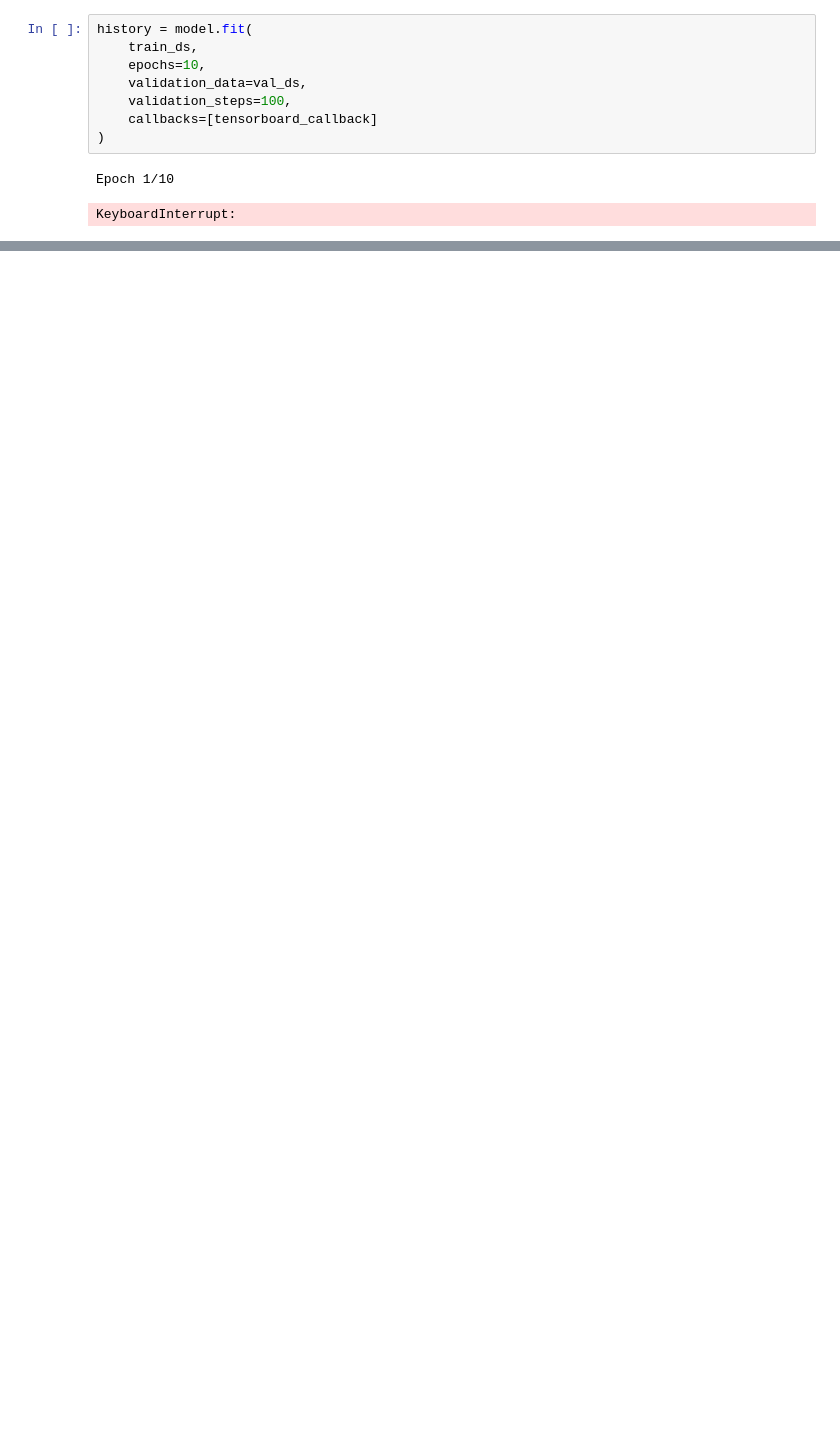
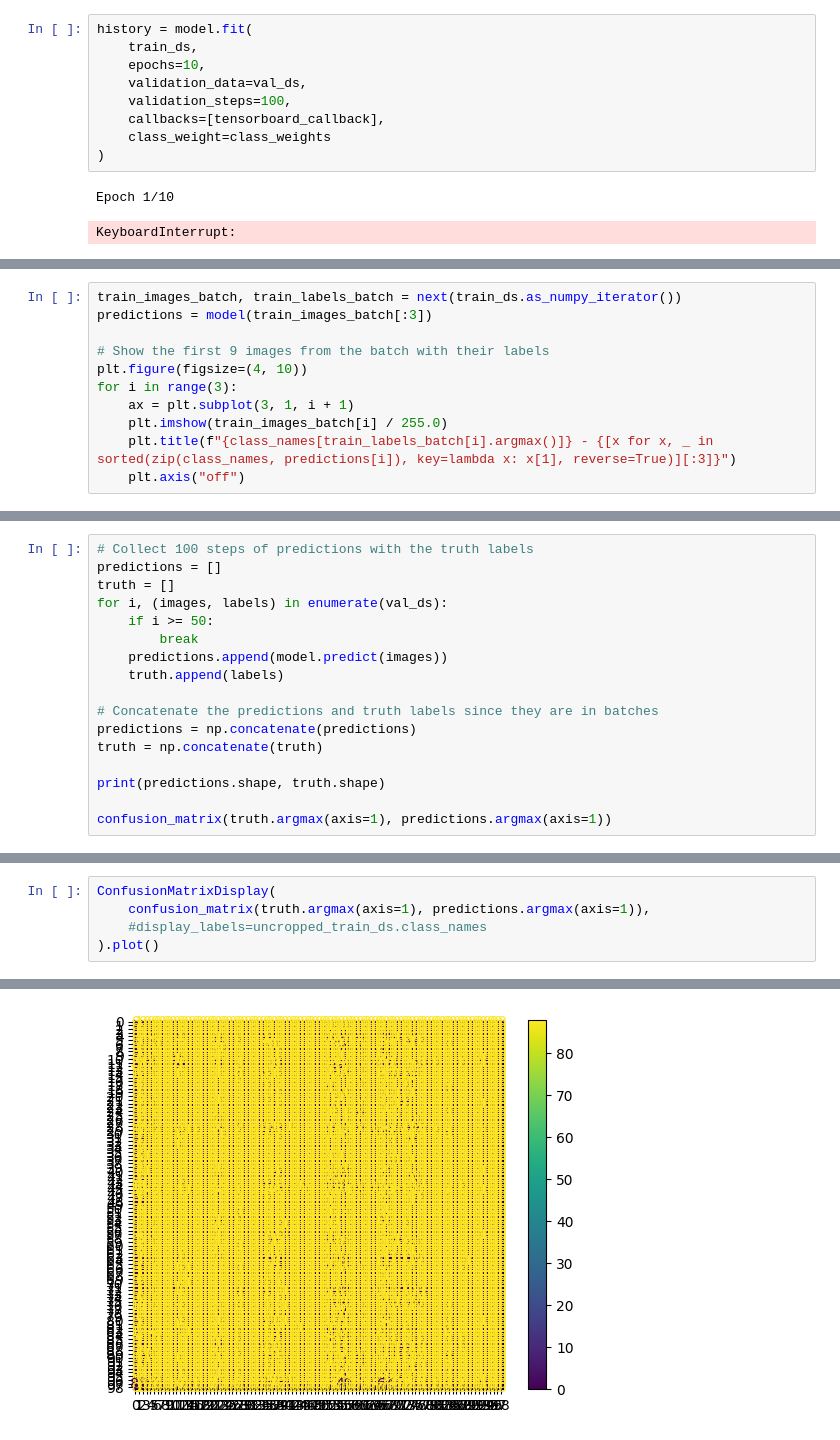
Before and after one commit to Lucas-vdr-Horst/VISM-endproject, a Jupyter notebook: geo_notebook.ipynb, the cells around one changed output, grey strips where cells are left out. Cells and saved outputs as stored; diff of their text form; blank space fills up the shorter version.

```diff
--- a/geo_guessnet.ipynb
+++ b/geo_notebook.ipynb
@@ -172,7 +220,8 @@ history = model.fit(
     epochs=10,
     validation_data=val_ds,
     validation_steps=100,
-    callbacks=[tensorboard_callback]
+    callbacks=[tensorboard_callback],
+    class_weight=class_weights
 )
 # %% [output]
 Epoch 1/10
@@ -179,0 +244,11 @@ KeyboardInterrupt:
+# %%
+train_images_batch, train_labels_batch = next(train_ds.as_numpy_iterator())
+predictions = model(train_images_batch[:3])
+
+# Show the first 9 images from the batch with their labels
+plt.figure(figsize=(4, 10))
+for i in range(3):
+    ax = plt.subplot(3, 1, i + 1)
+    plt.imshow(train_images_batch[i] / 255.0)
+    plt.title(f"{class_names[train_labels_batch[i].argmax()]} - {[x for x, _ in sorted(zip(class_names, predictions[i]), key=lambda x: x[1], reverse=True)][:3]}")
+    plt.axis("off")
@@ -179,0 +259,17 @@ KeyboardInterrupt:
+# %%
+# Collect 100 steps of predictions with the truth labels
+predictions = []
+truth = []
+for i, (images, labels) in enumerate(val_ds):
+    if i >= 50:
+        break
+    predictions.append(model.predict(images))
+    truth.append(labels)
+
+# Concatenate the predictions and truth labels since they are in batches
+predictions = np.concatenate(predictions)
+truth = np.concatenate(truth)
+
+print(predictions.shape, truth.shape)
+
+confusion_matrix(truth.argmax(axis=1), predictions.argmax(axis=1))
@@ -179,0 +294,6 @@ KeyboardInterrupt:
+# %%
+ConfusionMatrixDisplay(
+    confusion_matrix(truth.argmax(axis=1), predictions.argmax(axis=1)),
+    #display_labels=uncropped_train_ds.class_names
+).plot()
+# %% [output]
@@ -179,0 +301 @@ KeyboardInterrupt:
+[figure, added]
```
Also changed, not shown: parts of 30 cells of this notebook, 1 other file.
